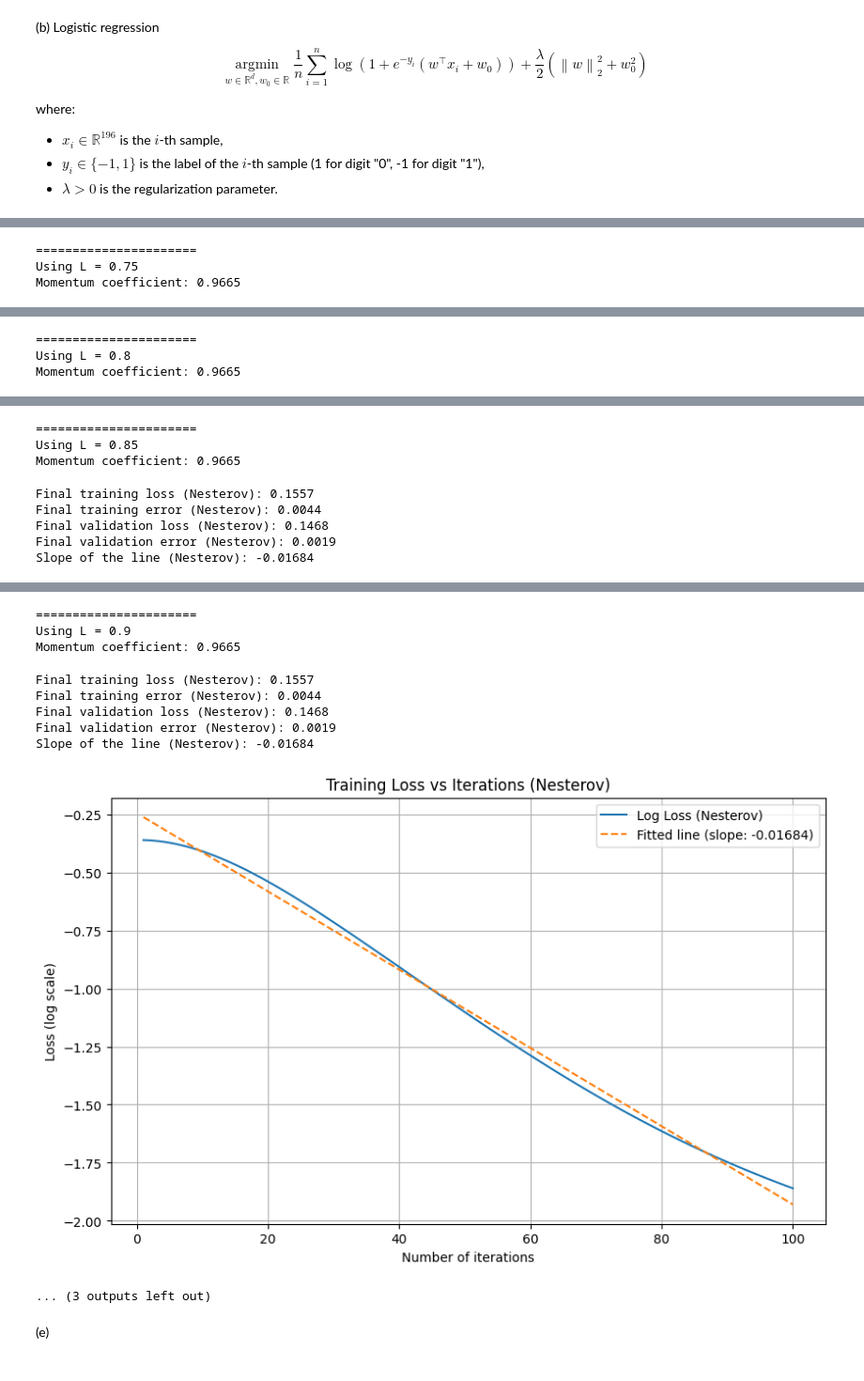
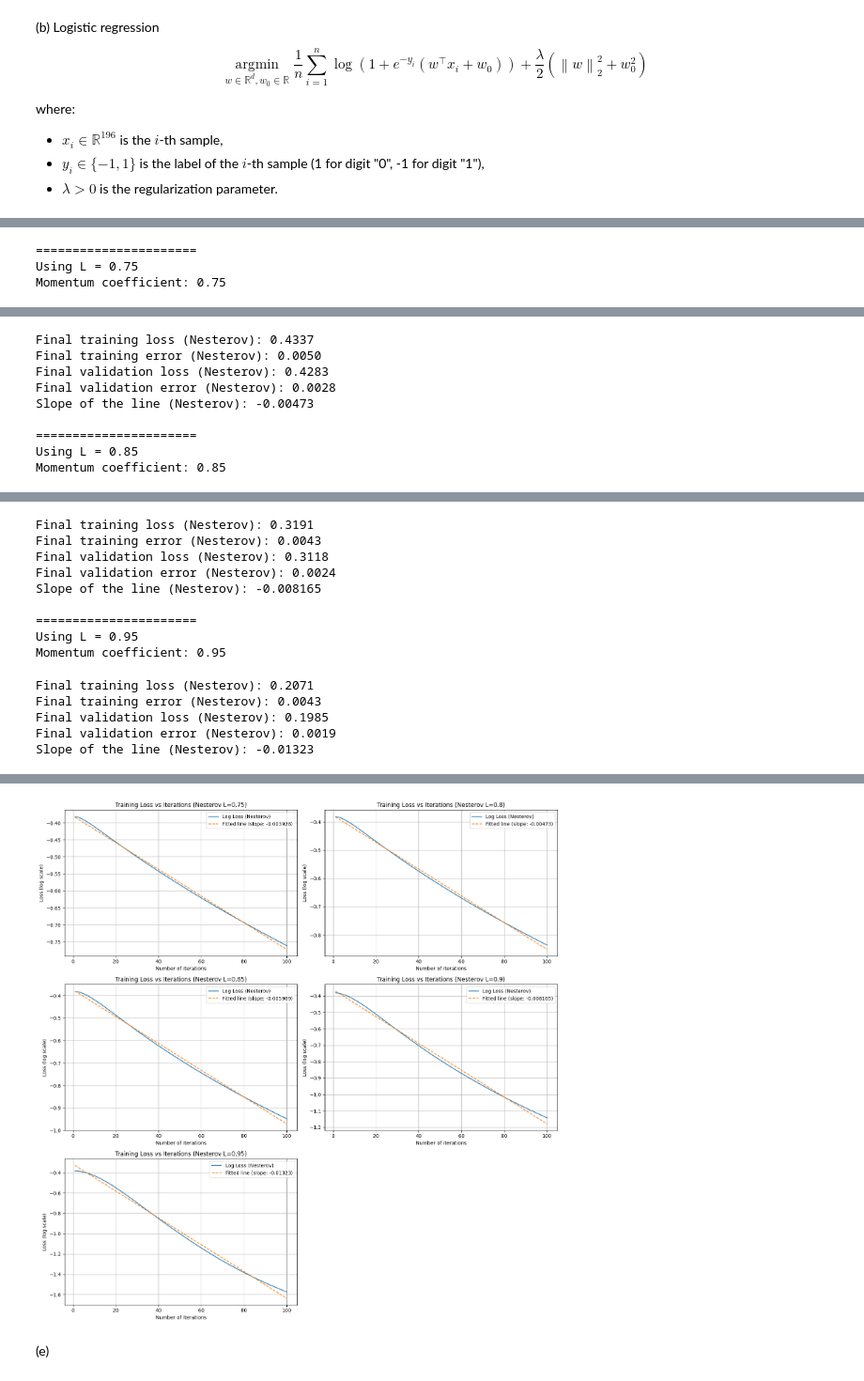
Before and after one commit to jbwenjoy/ESE-5460-Principals-of-Deep-Learning, a Jupyter notebook: hw4/ese546_hw4p2.ipynb, the cells around one changed output, grey strips where cells are left out. Shown at 94% size. Cells and saved outputs as stored; diff of their text form; code cells hidden in the pictures.

```diff
--- a/hw4/ese546_hw4p2.ipynb
+++ b/hw4/ese546_hw4p2.ipynb
@@ -248,12 +358,16 @@ n_iterations = 100
 m = abs(slope)
 Ls = [0.75, 0.80, 0.85, 0.90, 0.95]
 
-for L in Ls:
+fig, axs = plt.subplots(3, 2, figsize=(15, 15))
+axs = axs.flatten()
+
+for idx, L in enumerate(Ls):
     print(f"\n======================\nUsing L = {L:.4g}")
     kappa = L / abs(slope)  # Using the slope from previous part
+    ref_slope = -1 / np.sqrt(kappa)
 
-    momentum = 1 - np.sqrt(L / kappa)  # This should be between 0.75-0.95
-    print(f"Momentum coefficient: {momentum:.4g}")
+    momentum = L  # This should be between 0.75-0.95
+    print(f"Momentum coefficient: {momentum}")
 
     # Create model with Nesterov acceleration
     model_nesterov = NesterovLogisticRegression(w, w0, lambda_reg, momentum)
@@ -282,24 +396,29 @@ for L in Ls:
     # Plot loss on semi-log scale
     iterations = np.arange(1, n_iterations + 1)
     log_losses_nesterov = np.log(losses_nesterov)
-    plt.figure(figsize=(10, 6))
-    plt.plot(iterations, log_losses_nesterov, label='Log Loss (Nesterov)')
 
-    # Calculate slope of the line
+    axs[idx].plot(iterations, log_losses_nesterov, label='Log Loss (Nesterov)')
+
+    # Calculate slope
     slope_nesterov, intercept_nesterov = np.polyfit(iterations, log_losses_nesterov, 1)
     print(f"Slope of the line (Nesterov): {slope_nesterov:.4g}")
     fitted_line_nesterov = intercept_nesterov + slope_nesterov * iterations
-    plt.plot(iterations, fitted_line_nesterov,
-             label=f'Fitted line (slope: {slope_nesterov:.4g})',
-             linestyle='--')
+    axs[idx].plot(iterations, fitted_line_nesterov,
+                  label=f'Fitted line (slope: {slope_nesterov:.4g})',
+                  linestyle='--')
 
-    plt.xlabel('Number of iterations')
-    plt.ylabel('Loss (log scale)')
-    plt.title('Training Loss vs Iterations (Nesterov)')
-    plt.grid(True)
-    plt.legend()
-    plt.show()
+    axs[idx].set_xlabel('Number of iterations')
+    axs[idx].set_ylabel('Loss (log scale)')
+    axs[idx].set_title(f'Training Loss vs Iterations (Nesterov L={L})')
+    axs[idx].grid(True)
+    axs[idx].legend()
+
+# Hide the last subplot if not used
+fig.delaxes(axs[-1])
+
+plt.tight_layout()
+plt.show()
 # %% [output]
 ======================
 Using L = 0.75
-Momentum coefficient: 0.9665
+Momentum coefficient: 0.75
@@ -312,3 +434,9 @@ Slope of the line (Nesterov): -0.01684
+Final training loss (Nesterov): 0.4337
+Final training error (Nesterov): 0.0050
+Final validation loss (Nesterov): 0.4283
+Final validation error (Nesterov): 0.0028
+Slope of the line (Nesterov): -0.00473
+
 ======================
-Using L = 0.8
-Momentum coefficient: 0.9665
+Using L = 0.85
+Momentum coefficient: 0.85
@@ -321,8 +452,14 @@ Slope of the line (Nesterov): -0.01684
+Final training loss (Nesterov): 0.3191
+Final training error (Nesterov): 0.0043
+Final validation loss (Nesterov): 0.3118
+Final validation error (Nesterov): 0.0024
+Slope of the line (Nesterov): -0.008165
+
 ======================
-Using L = 0.85
-Momentum coefficient: 0.9665
+Using L = 0.95
+Momentum coefficient: 0.95
-Final training loss (Nesterov): 0.1557
-Final training error (Nesterov): 0.0044
-Final validation loss (Nesterov): 0.1468
+Final training loss (Nesterov): 0.2071
+Final training error (Nesterov): 0.0043
+Final validation loss (Nesterov): 0.1985
 Final validation error (Nesterov): 0.0019
-Slope of the line (Nesterov): -0.01684
+Slope of the line (Nesterov): -0.01323
@@ -330,13 +466,4 @@ Slope of the line (Nesterov): -0.01684
-======================
-Using L = 0.9
-Momentum coefficient: 0.9665
-Final training loss (Nesterov): 0.1557
-Final training error (Nesterov): 0.0044
-Final validation loss (Nesterov): 0.1468
-Final validation error (Nesterov): 0.0019
-Slope of the line (Nesterov): -0.01684
-[figure, removed]
-... (3 outputs left out)
+[figure, new version]
 # %% [markdown]
 (e)
 # %%
```
Also changed, not shown: parts of 7 cells of this notebook, 3 other files.
